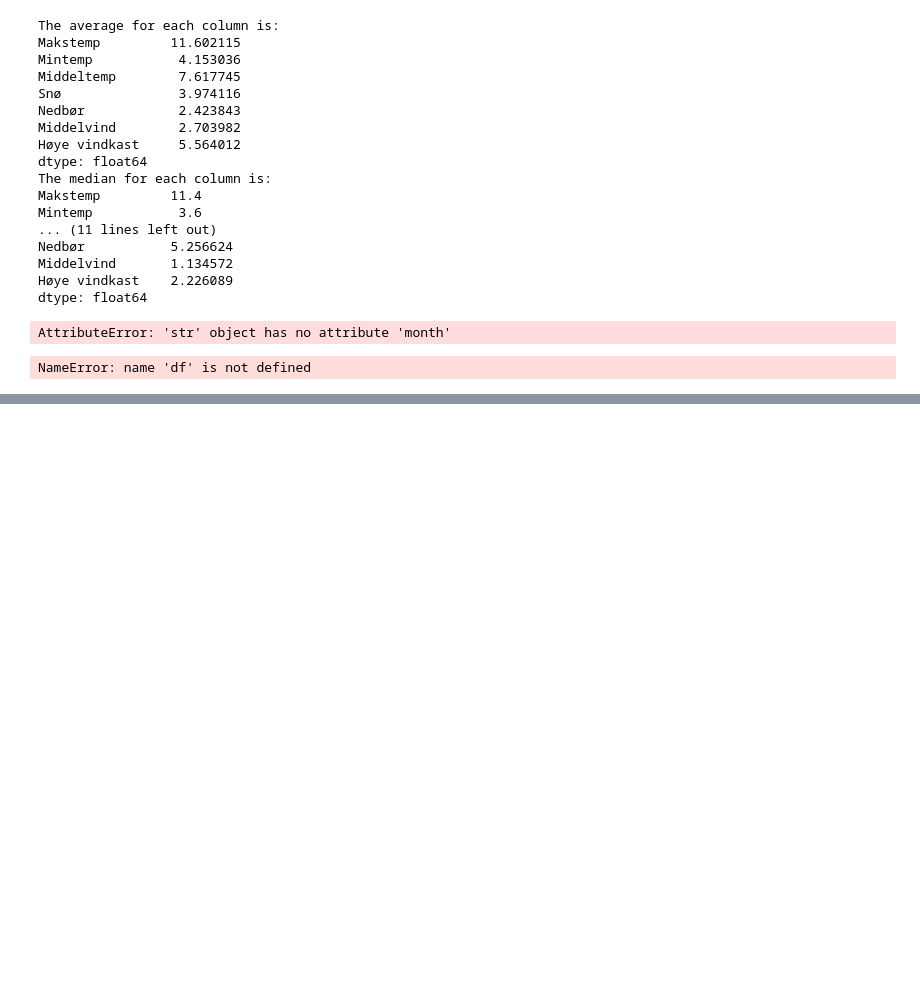
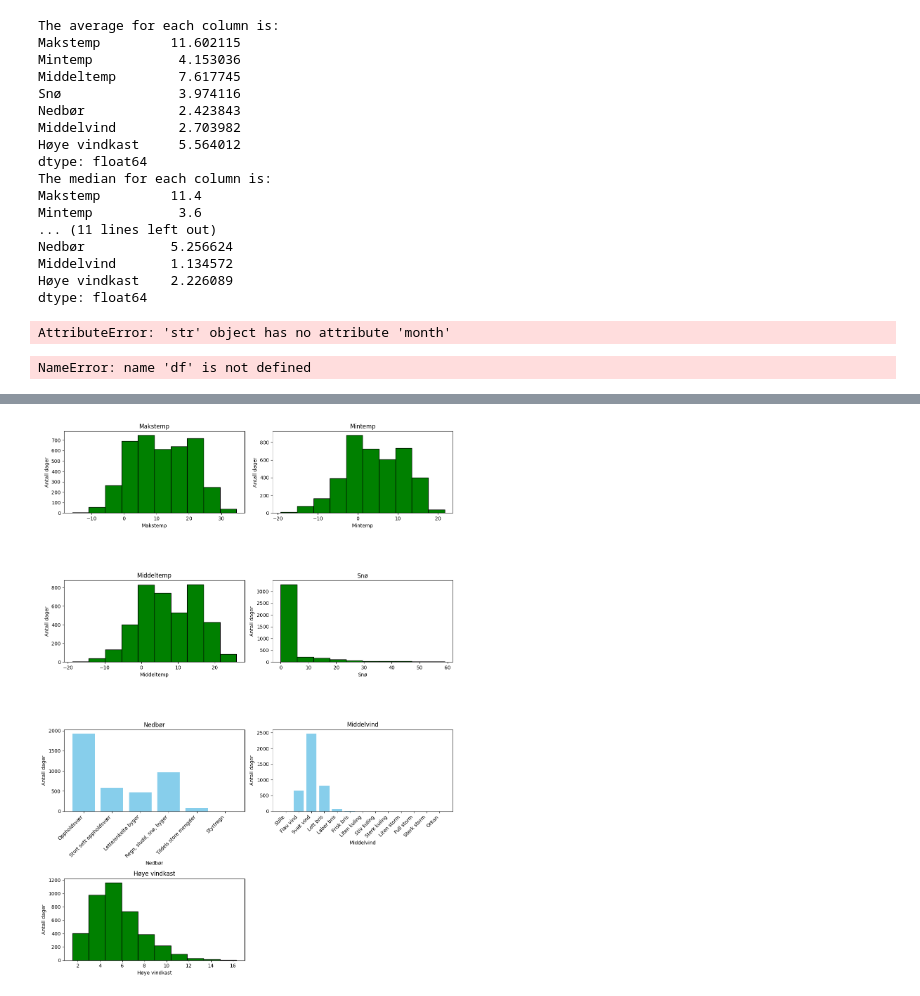
Before and after one commit to livemols/Miljo_dataanalyse_applikasjon, a Jupyter notebook: notebooks/data_analysis.ipynb, the cells around one changed output, grey strips where cells are left out. Cells and saved outputs as stored; diff of their text form; code cells hidden in the pictures; blank space fills up the shorter version.

```diff
--- a/notebooks/data_analysis.ipynb
+++ b/notebooks/data_analysis.ipynb
@@ -107,0 +198,4 @@ NameError: name 'df' is not defined
+# %%
+da.df_hist(df)
+# %% [output]
+[figure, added]
```
Also changed, not shown: parts of 9 cells of this notebook, 4 other files.
